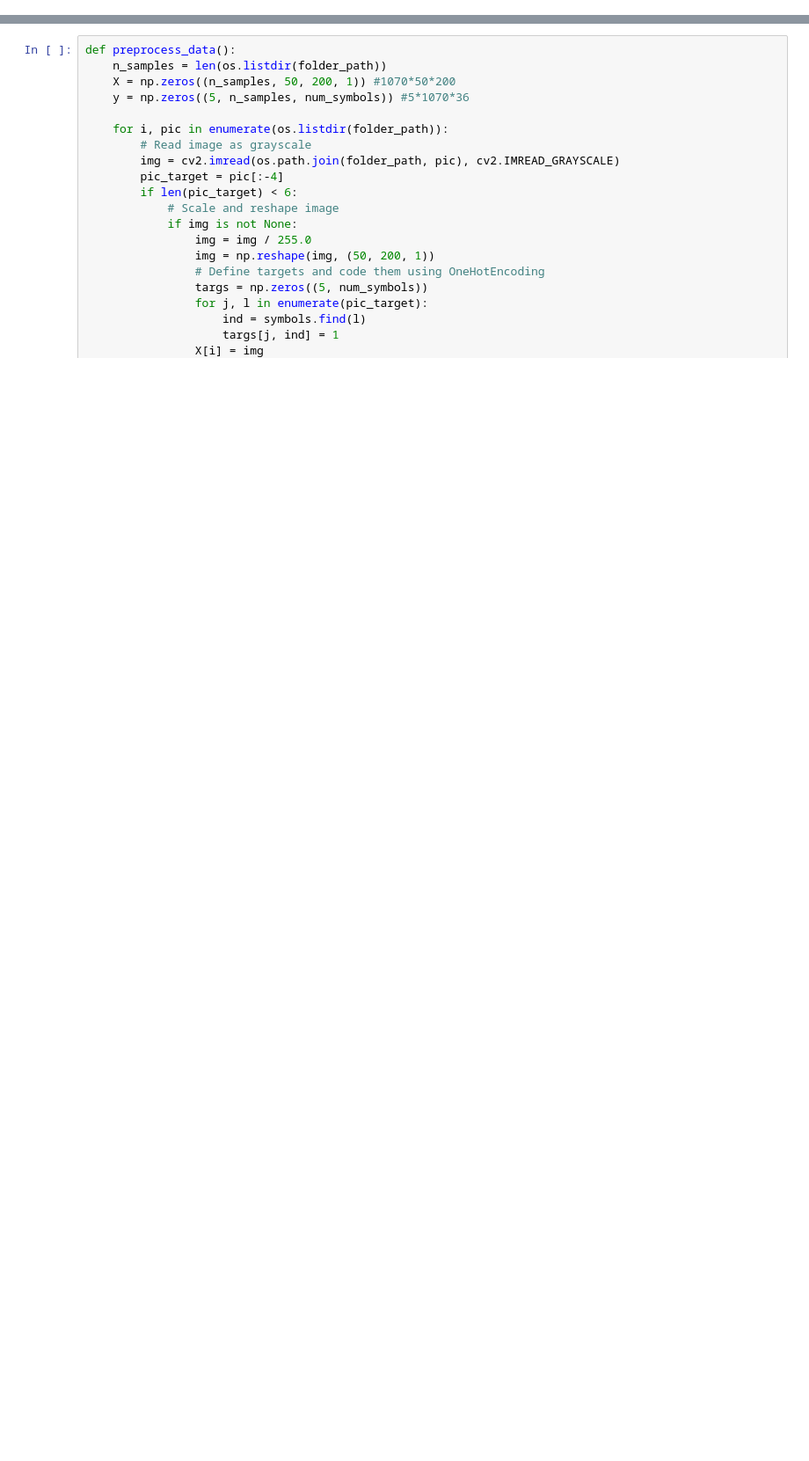
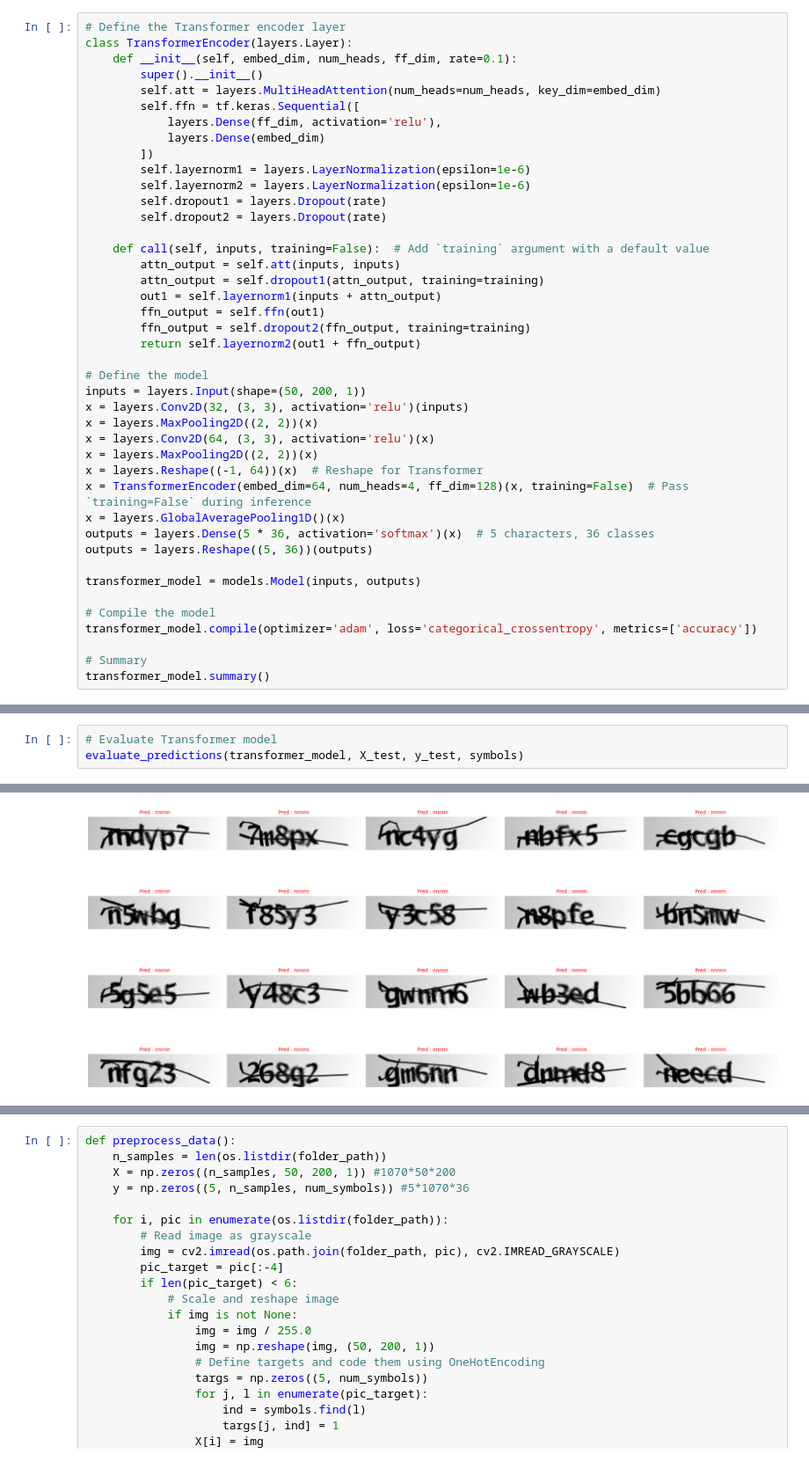
Before and after one commit to Bastagnan/Projet-Deep-Learning, a Jupyter notebook: notebook.ipynb, the cells around one changed output, grey strips where cells are left out. Shown at 88% size. Cells and saved outputs as stored; diff of their text form; blank space fills up the shorter version.

```diff
--- a/notebook.ipynb
+++ b/notebook.ipynb
@@ -48,0 +433,42 @@ img_shape = (50, 200, 1)
+# %%
+# Define the Transformer encoder layer
+class TransformerEncoder(layers.Layer):
+    def __init__(self, embed_dim, num_heads, ff_dim, rate=0.1):
+        super().__init__()
+        self.att = layers.MultiHeadAttention(num_heads=num_heads, key_dim=embed_dim)
+        self.ffn = tf.keras.Sequential([
+            layers.Dense(ff_dim, activation='relu'),
+            layers.Dense(embed_dim)
+        ])
+        self.layernorm1 = layers.LayerNormalization(epsilon=1e-6)
+        self.layernorm2 = layers.LayerNormalization(epsilon=1e-6)
+        self.dropout1 = layers.Dropout(rate)
+        self.dropout2 = layers.Dropout(rate)
+
+    def call(self, inputs, training=False):  # Add `training` argument with a default value
+        attn_output = self.att(inputs, inputs)
+        attn_output = self.dropout1(attn_output, training=training)
+        out1 = self.layernorm1(inputs + attn_output)
+        ffn_output = self.ffn(out1)
+        ffn_output = self.dropout2(ffn_output, training=training)
+        return self.layernorm2(out1 + ffn_output)
+
+# Define the model
+inputs = layers.Input(shape=(50, 200, 1))
+x = layers.Conv2D(32, (3, 3), activation='relu')(inputs)
+x = layers.MaxPooling2D((2, 2))(x)
+x = layers.Conv2D(64, (3, 3), activation='relu')(x)
+x = layers.MaxPooling2D((2, 2))(x)
+x = layers.Reshape((-1, 64))(x)  # Reshape for Transformer
+x = TransformerEncoder(embed_dim=64, num_heads=4, ff_dim=128)(x, training=False)  # Pass `training=False` during inference
+x = layers.GlobalAveragePooling1D()(x)
+outputs = layers.Dense(5 * 36, activation='softmax')(x)  # 5 characters, 36 classes
+outputs = layers.Reshape((5, 36))(outputs)
+
+transformer_model = models.Model(inputs, outputs)
+
+# Compile the model
+transformer_model.compile(optimizer='adam', loss='categorical_crossentropy', metrics=['accuracy'])
+
+# Summary
+transformer_model.summary()
@@ -48,0 +580,4 @@ img_shape = (50, 200, 1)
+# %%
+# Evaluate Transformer model
+evaluate_predictions(transformer_model, X_test, y_test, symbols)
+# %% [output]
@@ -48,0 +586 @@ img_shape = (50, 200, 1)
+[figure, added]
```
Also changed, not shown: parts of 44 cells of this notebook.
